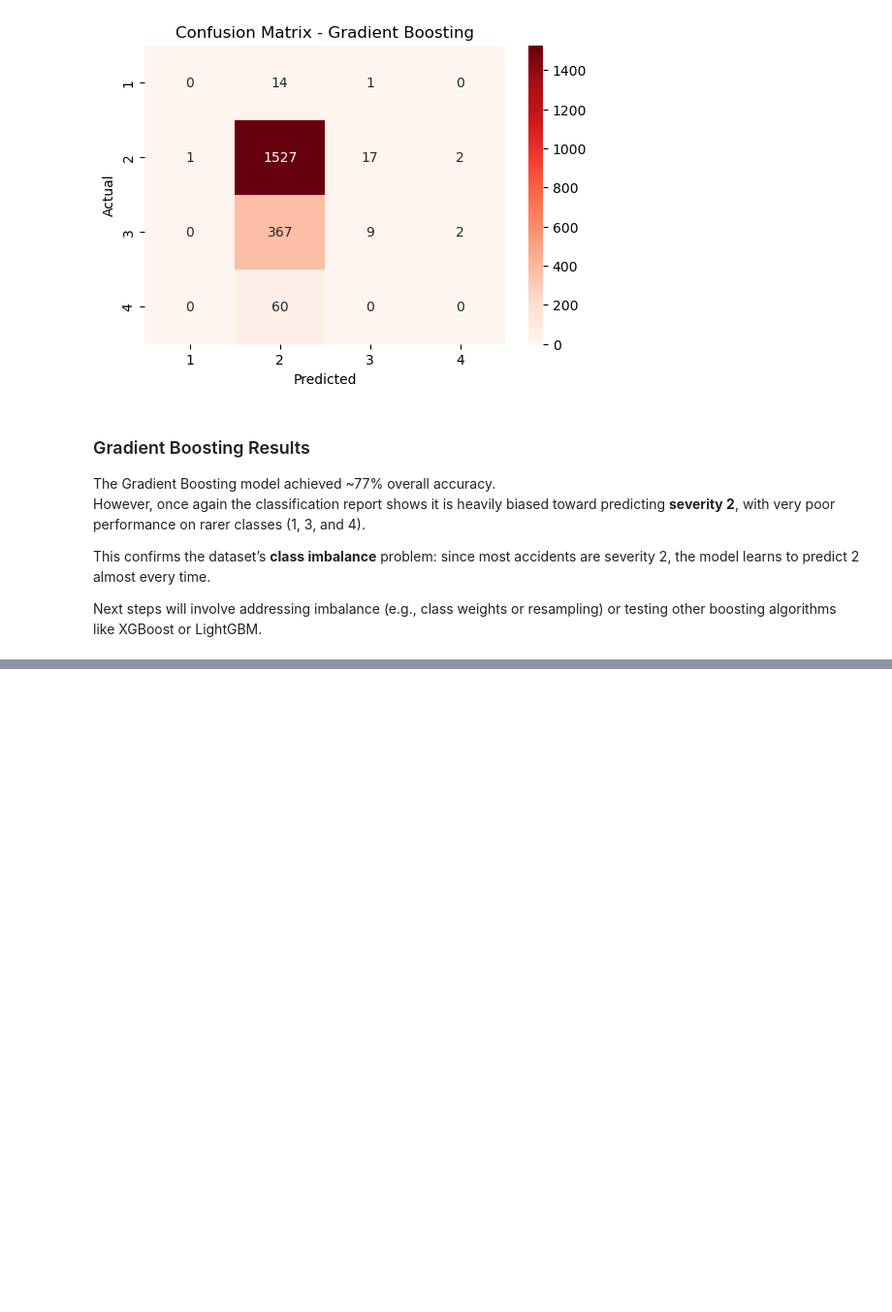
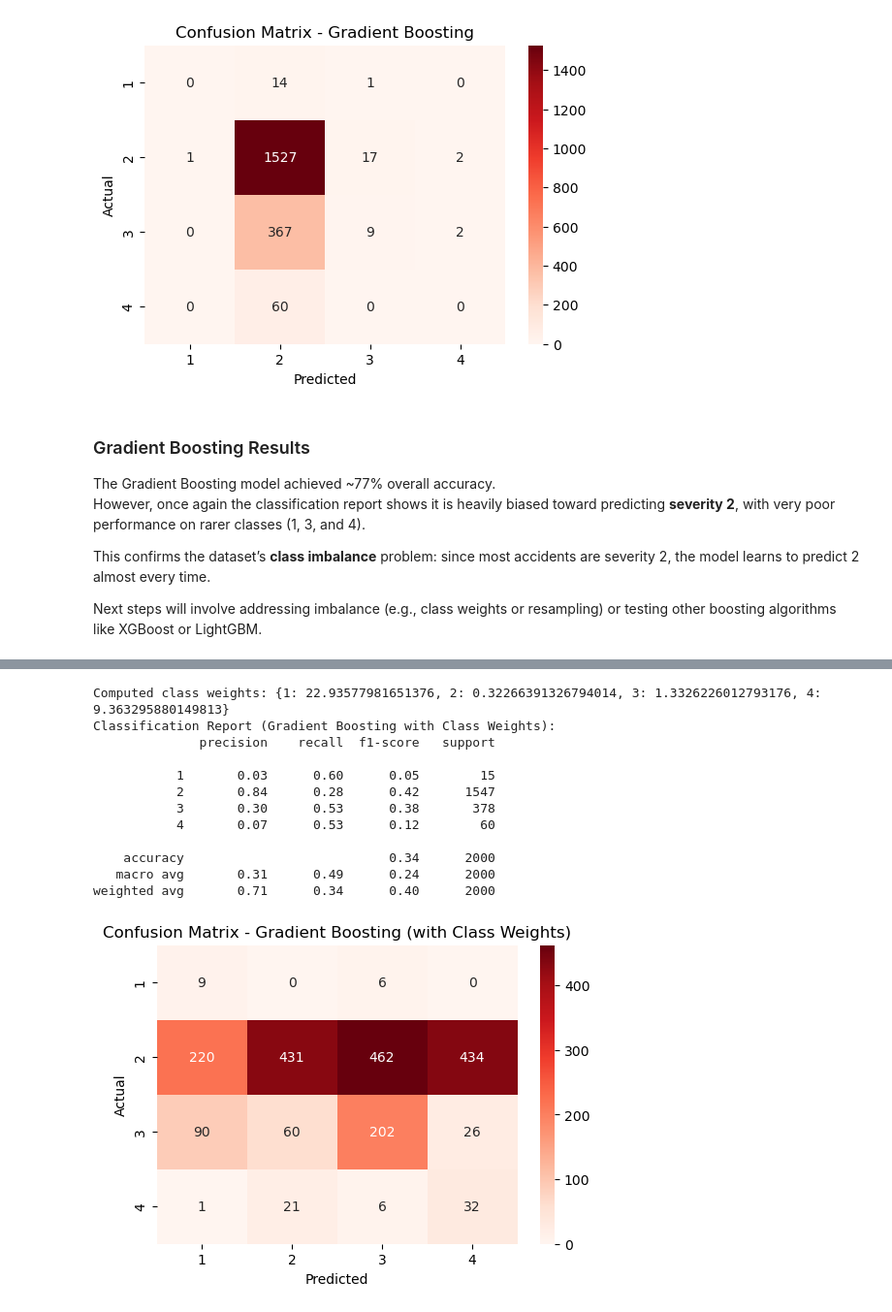
Before and after one commit to TiarnanTuite/traffic_accident_analysis, a Jupyter notebook: notebooks/04_machine_learning.ipynb, the cells around one changed output, grey strips where cells are left out. Shown at 97% size. Drawn from its saved outputs; the diff is of its cells as text; code cells hidden in the pictures; blank space fills up the shorter version.

Commit message:
tried adding class weights

```diff
--- a/notebooks/04_machine_learning.ipynb
+++ b/notebooks/04_machine_learning.ipynb
@@ -302,0 +313,53 @@ Next steps will involve addressing imbalance (e.g., class weights or resampling)
+# %%
+from sklearn.utils.class_weight import compute_class_weight
+
+# Compute balanced class weights automatically
+classes = np.unique(y_train_small)
+class_weights = compute_class_weight(class_weight="balanced", classes=classes, y=y_train_small)
+class_weights_dict = dict(zip(classes, class_weights))
+
+print("Computed class weights:", class_weights_dict)
+
+# Train Gradient Boosting with sample weights
+gb_model_weighted = GradientBoostingClassifier(
+    n_estimators=200,
+    learning_rate=0.1,
+    max_depth=3,
+    random_state=42
+)
+
+# Apply class weights when fitting
+sample_weights = y_train_small.map(class_weights_dict)
+gb_model_weighted.fit(X_train_small, y_train_small, sample_weight=sample_weights)
+
+# Predictions
+y_pred_gb_weighted = gb_model_weighted.predict(X_test_small)
+
+# Evaluation
+print("Classification Report (Gradient Boosting with Class Weights):")
+print(classification_report(y_test_small, y_pred_gb_weighted))
+
+# Confusion Matrix
+cm = confusion_matrix(y_test_small, y_pred_gb_weighted)
+
+plt.figure(figsize=(6,4))
+sns.heatmap(cm, annot=True, fmt="d", cmap="Reds",
+            xticklabels=[1,2,3,4], yticklabels=[1,2,3,4])
+plt.xlabel("Predicted")
+plt.ylabel("Actual")
+plt.title("Confusion Matrix - Gradient Boosting (with Class Weights)")
+plt.show()
+# %% [output]
+Computed class weights: {1: 22.93577981651376, 2: 0.32266391326794014, 3: 1.3326226012793176, 4: 9.363295880149813}
+Classification Report (Gradient Boosting with Class Weights):
+              precision    recall  f1-score   support
+
+           1       0.03      0.60      0.05        15
+           2       0.84      0.28      0.42      1547
+           3       0.30      0.53      0.38       378
+           4       0.07      0.53      0.12        60
+
+    accuracy                           0.34      2000
+   macro avg       0.31      0.49      0.24      2000
+weighted avg       0.71      0.34      0.40      2000
+[figure, added]
```
Also changed, not shown: parts of 2 cells of this notebook.
